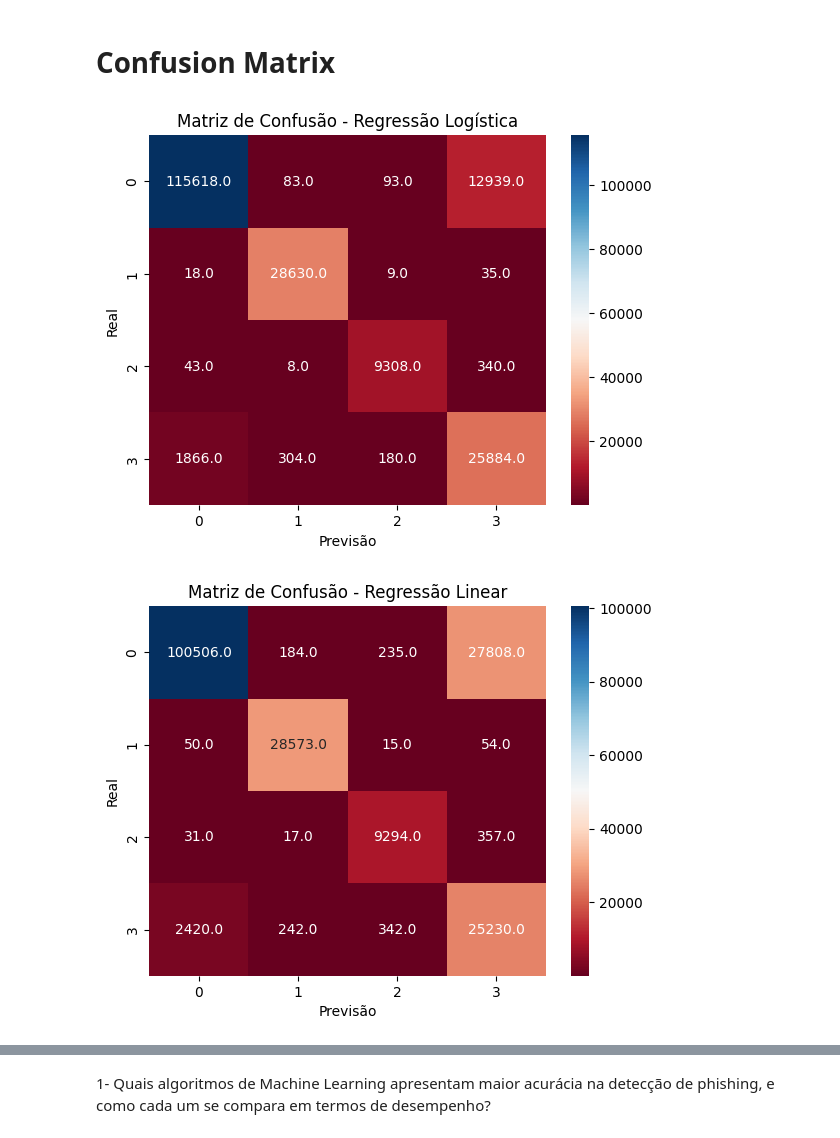
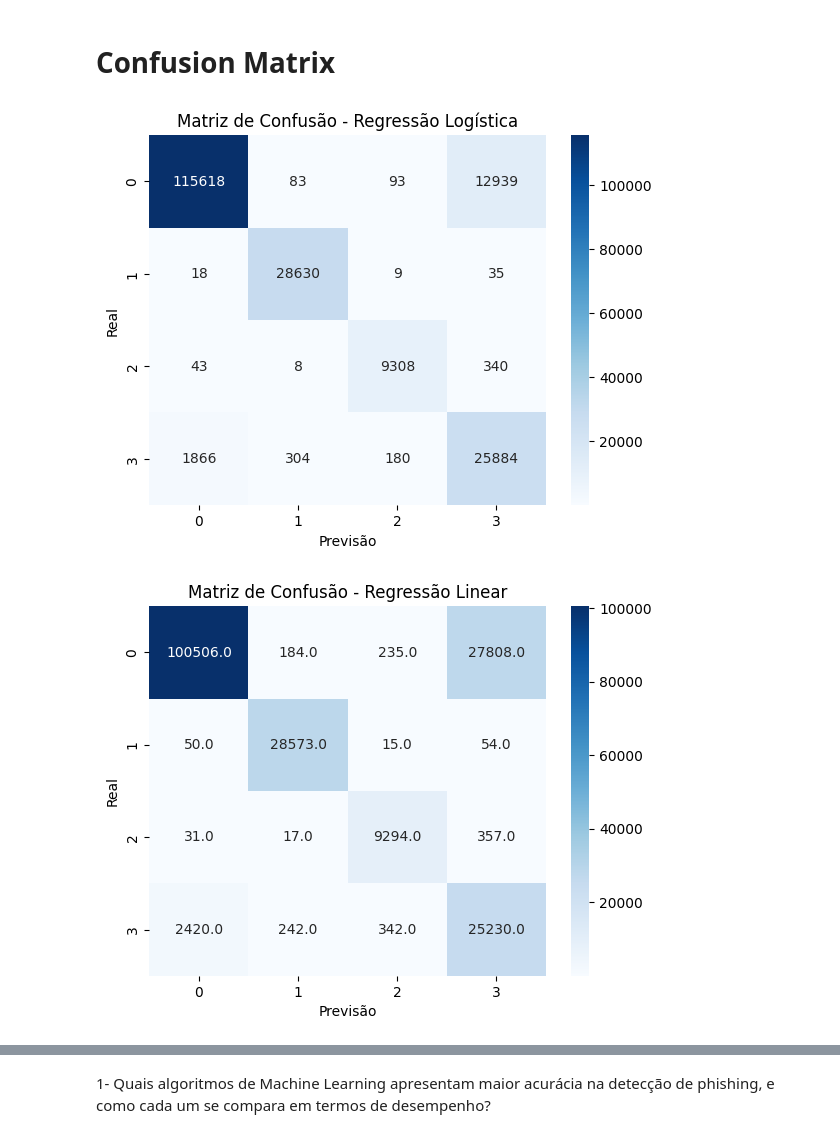
Before and after one commit to leolibardi/TCC-2024---ML-TO-DETEC-MALICIOUS-URL, a Jupyter notebook: TCC-Update-05-11-2024.ipynb, the cells around one changed output, grey strips where cells are left out. Saved outputs shown, nothing was run; the diff lists cells and outputs as text; code cells hidden in the pictures.

```diff
--- a/TCC-Update-05-11-2024.ipynb
+++ b/TCC-Update-05-11-2024.ipynb
@@ -262,20 +242,20 @@ print(comparacao_modelos)
 # Confusion Matrix
 # %%
 CM_LR = confusion_matrix(testY, y_pred_lr)
-sns.heatmap(CM_LR, annot=True, fmt=".1f", cmap="RdBu")
+sns.heatmap(CM_LR, annot=True, fmt=".0f", cmap="Blues")
 plt.title('Matriz de Confusão - Regressão Logística')
 plt.xlabel('Previsão')
 plt.ylabel('Real')
 plt.show()
 # %% [output]
-[figure, old version]
+[figure, new version]
 # %%
-CM_LR = confusion_matrix(testY, y_pred_reg_labels)
-sns.heatmap(CM_LR, annot=True, fmt=".1f", cmap="RdBu")
+CM_LREG = confusion_matrix(testY, y_pred_reg_labels)
+sns.heatmap(CM_LREG, annot=True, fmt=".1f", cmap="Blues")
 plt.title('Matriz de Confusão - Regressão Linear')
 plt.xlabel('Previsão')
 plt.ylabel('Real')
 plt.show()
 # %% [output]
-[figure, old version]
+[figure, new version]
 # %%
```
Also changed, not shown: parts of 19 cells of this notebook, 2 other files.
